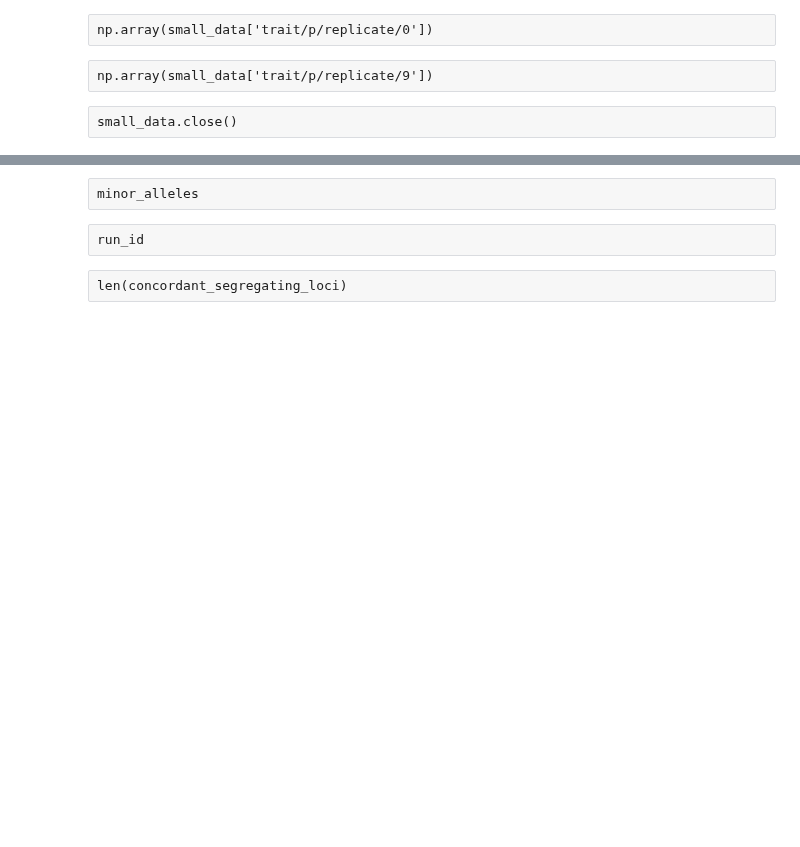
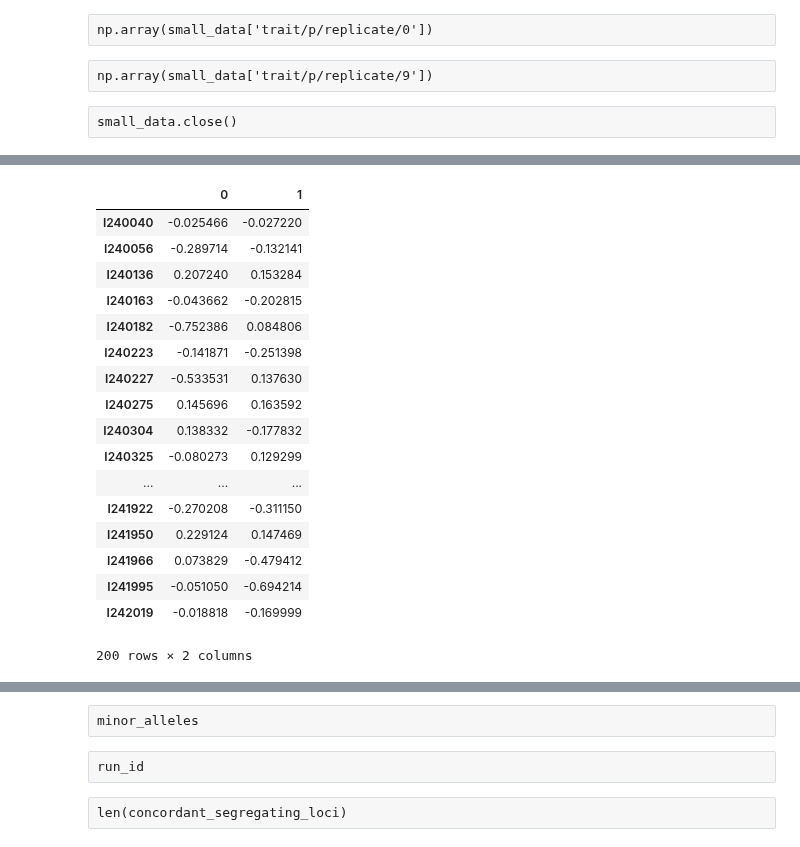
Before and after one commit to maizeatlas/saegus, a Jupyter notebook: devel/magic/1478/small_scale_run.ipynb, the cells around one changed output, grey strips where cells are left out. Saved outputs shown, nothing was run; the diff lists cells and outputs as text; code cells hidden in the pictures; blank space fills up the shorter version.

```diff
--- a/devel/magic/1478/small_scale_run.ipynb
+++ b/devel/magic/1478/small_scale_run.ipynb
@@ -227,0 +251,23 @@ small.single_gen_multi_rep_tassel_input(sample_library,
+# %%
+ps, svd = gwas.pop_struct_eigendecomp(cm)
+# %%
+gwas.population_structure_formatter(ps, svd)
+# %% [output]
+|  | 0 | 1 |
+| I240040 | -0.025466 | -0.027220 |
+| I240056 | -0.289714 | -0.132141 |
+| I240136 | 0.207240 | 0.153284 |
+| I240163 | -0.043662 | -0.202815 |
+| I240182 | -0.752386 | 0.084806 |
+| I240223 | -0.141871 | -0.251398 |
+| I240227 | -0.533531 | 0.137630 |
+| I240275 | 0.145696 | 0.163592 |
+| I240304 | 0.138332 | -0.177832 |
+| I240325 | -0.080273 | 0.129299 |
+| ... | ... | ... |
+| I241922 | -0.270208 | -0.311150 |
+| I241950 | 0.229124 | 0.147469 |
+| I241966 | 0.073829 | -0.479412 |
+| I241995 | -0.051050 | -0.694214 |
+| I242019 | -0.018818 | -0.169999 |
+200 rows × 2 columns
```
Also changed, not shown: parts of 59 cells of this notebook, 1 other file.
